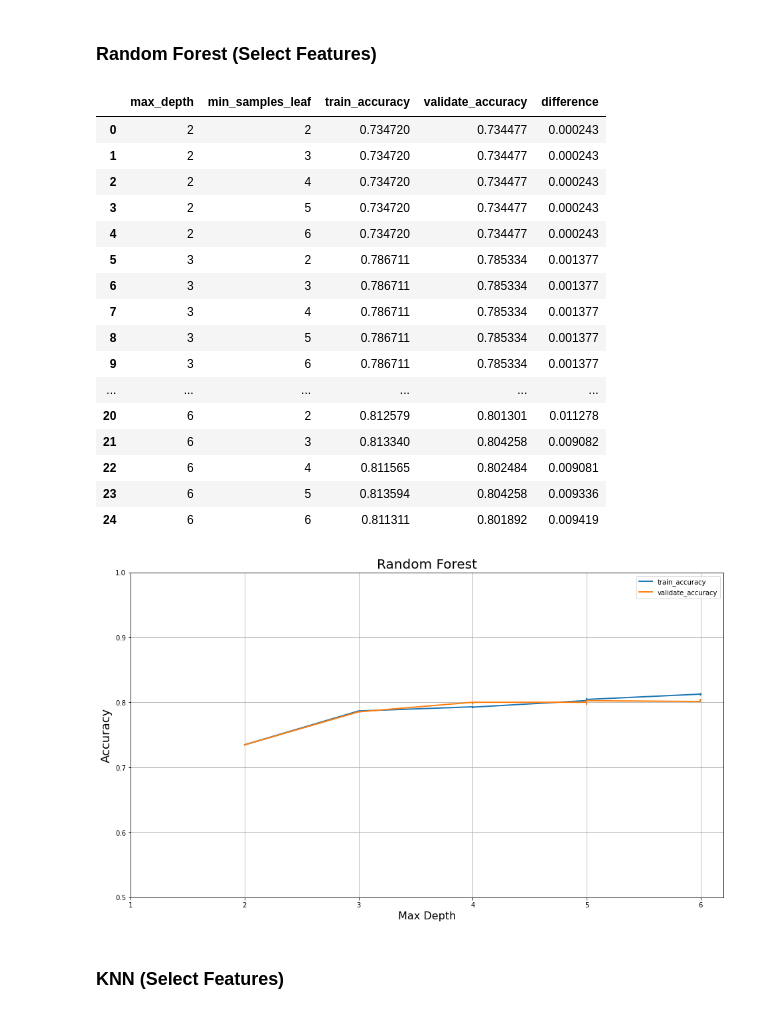
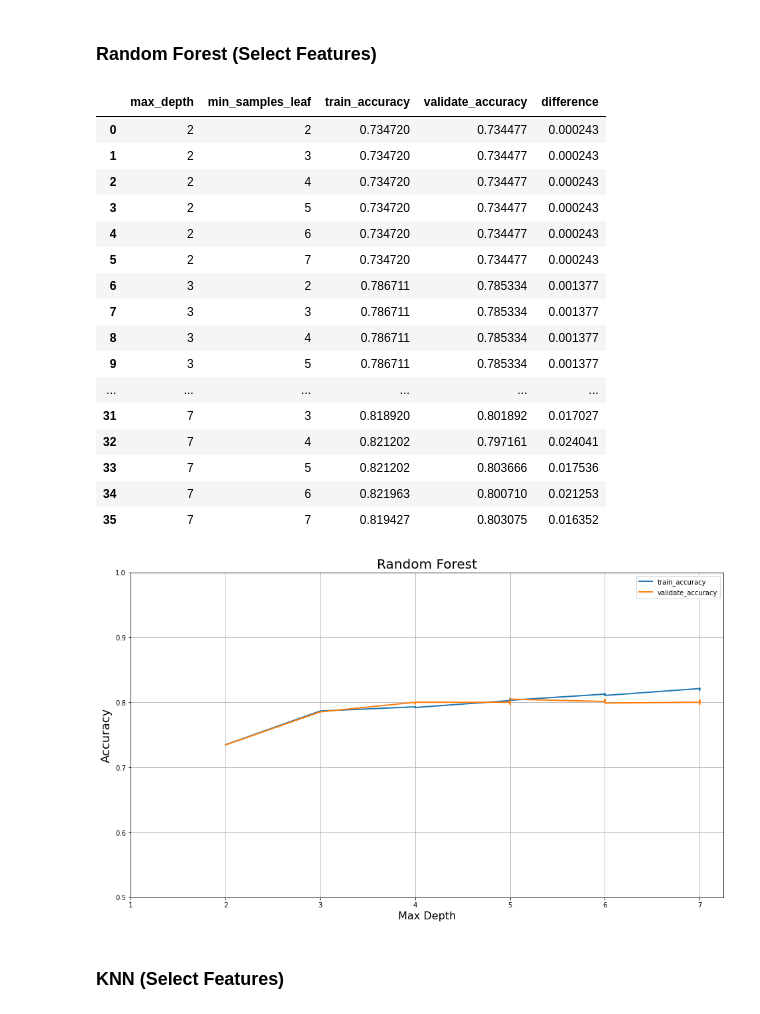
Before and after one commit to jeffakins/telco_project, a Jupyter notebook: telco_churn_report_final.ipynb, the cells around one changed output. Saved outputs shown, nothing was run; the diff lists cells and outputs as text; code cells hidden in the pictures.

```diff
--- a/telco_churn_report_final.ipynb
+++ b/telco_churn_report_final.ipynb
@@ -465,26 +493,26 @@ model.decision_tree(X_train_feature, y_train_feature, X_validate_feature, y_vali
 # %% [markdown]
 ### Random Forest (Select Features)
 # %%
-model.rand_forest(X_train_feature, y_train_feature, X_validate_feature, y_validate_feature, threshold=0.05, max_dep=7)
+model.rand_forest(X_train_feature, y_train_feature, X_validate_feature, y_validate_feature, threshold=0.05, max_dep=8)
 # %% [output]
 |  | max_depth | min_samples_leaf | train_accuracy | validate_accuracy | difference |
 | 0 | 2 | 2 | 0.734720 | 0.734477 | 0.000243 |
 | 1 | 2 | 3 | 0.734720 | 0.734477 | 0.000243 |
 | 2 | 2 | 4 | 0.734720 | 0.734477 | 0.000243 |
 | 3 | 2 | 5 | 0.734720 | 0.734477 | 0.000243 |
 | 4 | 2 | 6 | 0.734720 | 0.734477 | 0.000243 |
-| 5 | 3 | 2 | 0.786711 | 0.785334 | 0.001377 |
-| 6 | 3 | 3 | 0.786711 | 0.785334 | 0.001377 |
-| 7 | 3 | 4 | 0.786711 | 0.785334 | 0.001377 |
-| 8 | 3 | 5 | 0.786711 | 0.785334 | 0.001377 |
-| 9 | 3 | 6 | 0.786711 | 0.785334 | 0.001377 |
+| 5 | 2 | 7 | 0.734720 | 0.734477 | 0.000243 |
+| 6 | 3 | 2 | 0.786711 | 0.785334 | 0.001377 |
+| 7 | 3 | 3 | 0.786711 | 0.785334 | 0.001377 |
+| 8 | 3 | 4 | 0.786711 | 0.785334 | 0.001377 |
+| 9 | 3 | 5 | 0.786711 | 0.785334 | 0.001377 |
 | ... | ... | ... | ... | ... | ... |
-| 20 | 6 | 2 | 0.812579 | 0.801301 | 0.011278 |
-| 21 | 6 | 3 | 0.813340 | 0.804258 | 0.009082 |
-| 22 | 6 | 4 | 0.811565 | 0.802484 | 0.009081 |
-| 23 | 6 | 5 | 0.813594 | 0.804258 | 0.009336 |
-| 24 | 6 | 6 | 0.811311 | 0.801892 | 0.009419 |
+| 31 | 7 | 3 | 0.818920 | 0.801892 | 0.017027 |
+| 32 | 7 | 4 | 0.821202 | 0.797161 | 0.024041 |
+| 33 | 7 | 5 | 0.821202 | 0.803666 | 0.017536 |
+| 34 | 7 | 6 | 0.821963 | 0.800710 | 0.021253 |
+| 35 | 7 | 7 | 0.819427 | 0.803075 | 0.016352 |
-[figure, old version]
+[figure, new version]
 # %% [markdown]
 ### KNN (Select Features)
 # %%
```
Also changed, not shown: parts of 23 cells of this notebook, 3 other files.
